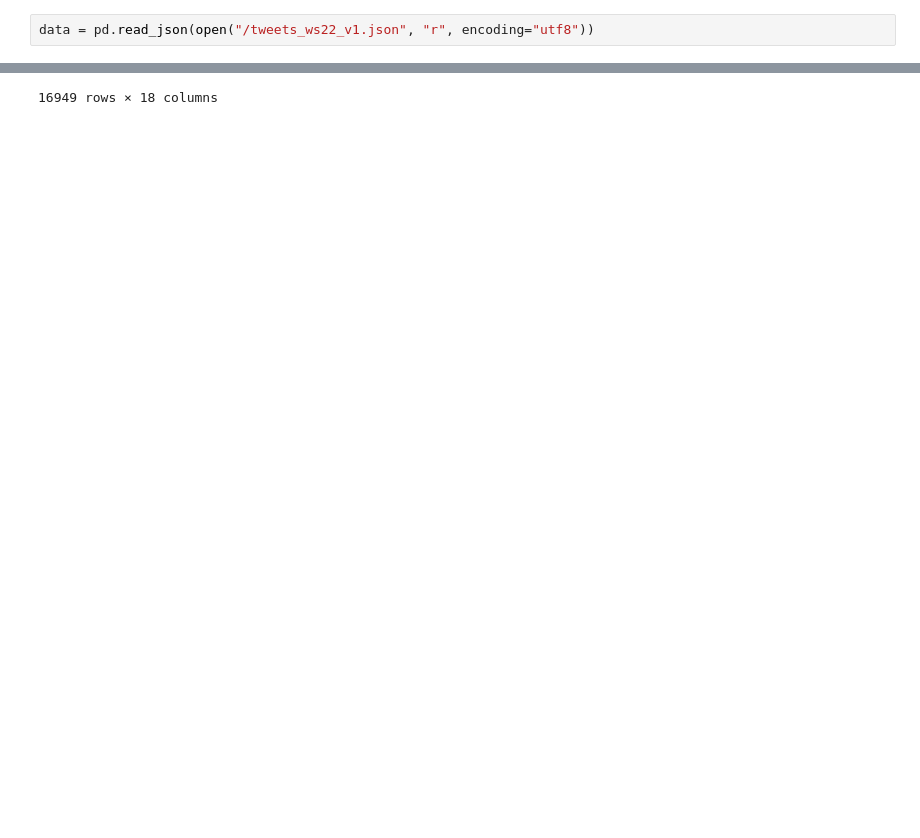
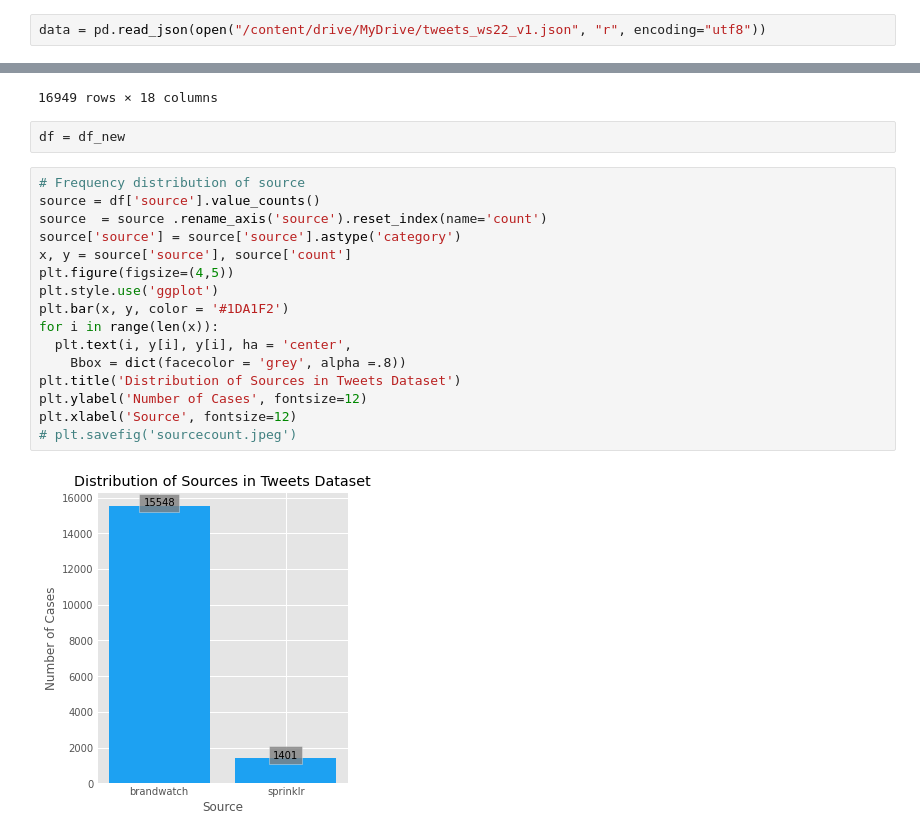
Before and after one commit to Himanshu-Dharma/Elon_bots_sentiment_analysis, a Jupyter notebook: tweetslalo.ipynb, the cells around one changed output, grey strips where cells are left out. Cells and saved outputs as stored; diff of their text form; blank space fills up the shorter version.

```diff
--- a/tweetslalo.ipynb
+++ b/tweetslalo.ipynb
@@ -18,5 +23,5 @@ import json
 # %%
-data = pd.read_json(open("/tweets_ws22_v1.json", "r", encoding="utf8"))
+data = pd.read_json(open("/content/drive/MyDrive/tweets_ws22_v1.json", "r", encoding="utf8"))
 # %%
 #Create a Dataframe of the List
 df = pd.DataFrame (data)
@@ -135,3 +140,23 @@ df_new
 | 16947 | 2020-11-02 12:06:06.967 | 3050957613 | @geofftech I am voting for Thames... | sprinklr | en | -0.12574 | 51.50853 | 859ab156-cad3-3bf0-4b6d-de494b483501 | NaN | ... |
 | 16948 | 2020-11-02 12:06:06.967 | 3050957613 | @geofftech I am voting for Thames... | sprinklr | en | -0.12574 | 51.50853 | 859ab156-cad3-3bf0-4b6d-de494b483501 | NaN | ... |
 16949 rows × 18 columns
+# %%
+df = df_new
+# %%
+# Frequency distribution of source
+source = df['source'].value_counts()
+source  = source .rename_axis('source').reset_index(name='count')
+source['source'] = source['source'].astype('category')
+x, y = source['source'], source['count']
+plt.figure(figsize=(4,5))
+plt.style.use('ggplot')
+plt.bar(x, y, color = '#1DA1F2')
+for i in range(len(x)):
+  plt.text(i, y[i], y[i], ha = 'center',
+    Bbox = dict(facecolor = 'grey', alpha =.8))
+plt.title('Distribution of Sources in Tweets Dataset')
+plt.ylabel('Number of Cases', fontsize=12)
+plt.xlabel('Source', fontsize=12)
+# plt.savefig('sourcecount.jpeg')
+# %% [output]
+[figure, added]
```
Also changed, not shown: parts of 5 cells of this notebook.
